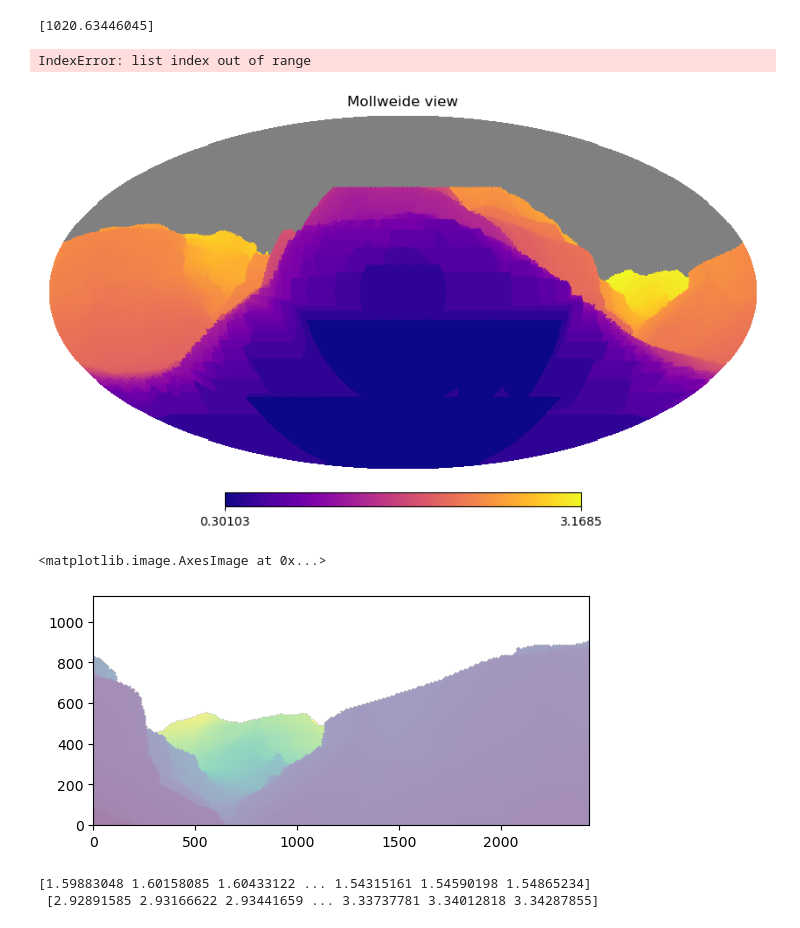
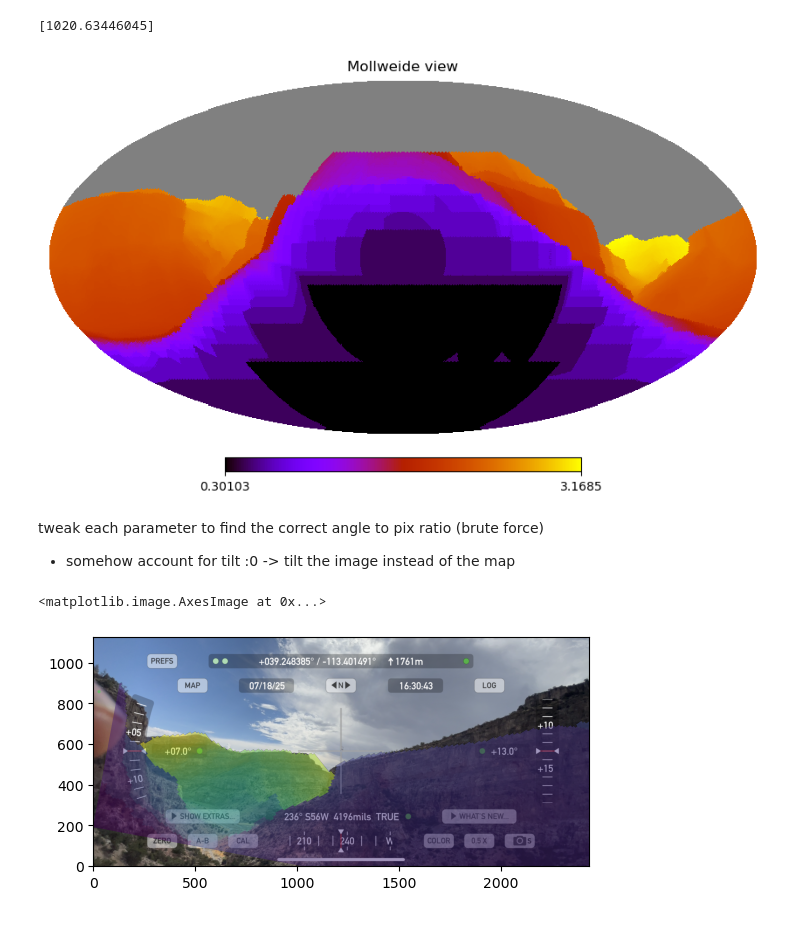
Before and after one commit to KomalKaur0/eigsep_hrzn_mapping, a Jupyter notebook: notebooks/mapping.ipynb, the cells around one changed output. Cells and saved outputs as stored; diff of their text form; code cells hidden in the pictures.

Commit message:
alter angle_per_pix

```diff
--- a/notebooks/mapping.ipynb
+++ b/notebooks/mapping.ipynb
@@ -65,37 +68,38 @@ print(T_mean)
 # %%
 #healpy.mollview(h.map)
 # fig, ax = plt.subplots()
-healpy.mollview(np.log10(r[0]), cmap='plasma', reuse_axes=False)
+healpy.mollview(np.log10(r[0]), cmap='gnuplot', reuse_axes=False)
 # healpy.mollview(np.log10(r[1]), cmap='viridis', reuse_axes=True)
 # img = plt.gca().get_images()[1]
 # img.set_alpha(0.5)
 #healpy.mollview((T_sky_full[:, 180]), cmap='plasma')
 # %% [output]
-IndexError: list index out of range
-[figure, old version]
+[figure, new version]
+# %% [markdown]
+tweak each parameter to find the correct angle to pix ratio (brute force)
+- somehow account for tilt :0 -> tilt the image instead of the map
 # %%
-angle_per_pix = 0.0013751843942768679 / 1.5
-# angle_per_pix = 2 * 0.0013751843942768679
+angle_per_pix = 0.0013751843942768679 / 1.8
+# angle_per_pix = 0.0013751843942768679 # value from horizon.ipynb
 
-
-phi = np.deg2rad(210) + (np.arange(2436) - 2436/2) * angle_per_pix # pointing vaguely south
+phi = np.deg2rad(210) + (np.arange(2436) - 2436/2) * angle_per_pix
 phi = phi % (2 * np.pi)
-theta = np.deg2rad(80) + (np.arange(1125) - 1125/2) * angle_per_pix    # pointing up
+theta = np.deg2rad(80) + (np.arange(1125) - 1125/2) * angle_per_pix
 theta = theta % (np.pi)
 
 x, y = np.meshgrid(theta, phi)
 
 pix = healpy.ang2pix(nside_full, x, y)
 img = r[0][pix]
 
-plt.figure()
-# plt.imshow(np.flipud(d), origin='lower')
-plt.imshow(np.fliplr(np.flipud(img.T)), origin='lower', alpha=.5)
+fig = plt.figure()
+back = plt.imread(img5.photo)
+ax = fig.add_subplot(111)
+
+tr = transforms.Affine2D().rotate_deg(-1.5*img5.roll) + transforms.Affine2D().translate(0, 190)
+
+ax.imshow(np.flipud(back))
+ax.imshow(np.fliplr(np.flipud(img.T)), origin='lower', alpha=.5, transform=tr + ax.transData)
 # %% [output]
 <matplotlib.image.AxesImage at 0x...>
-[figure, old version]
+[figure, new version]
-# %%
-print(theta, '\n', phi)
-# %% [output]
-[1.59883048 1.60158085 1.60433122 ... 1.54315161 1.54590198 1.54865234]
- [2.92891585 2.93166622 2.93441659 ... 3.33737781 3.34012818 3.34287855]
```
Also changed, not shown: parts of 7 cells of this notebook, 3 other files.
